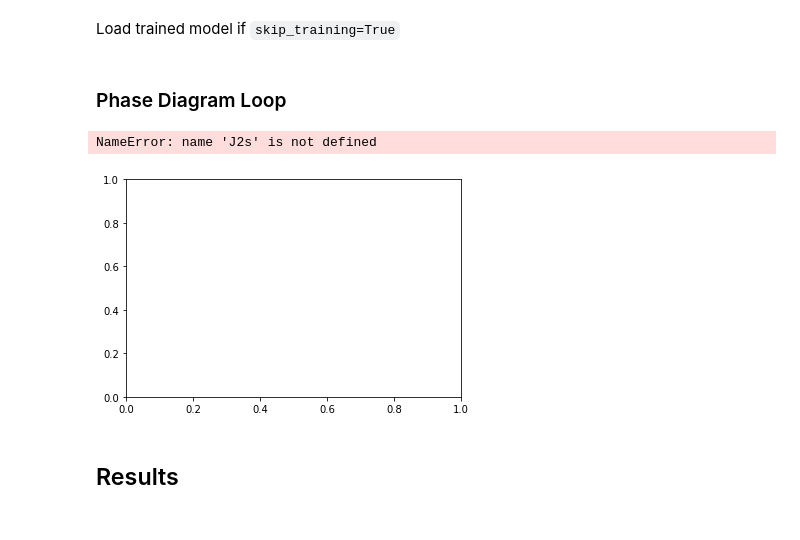
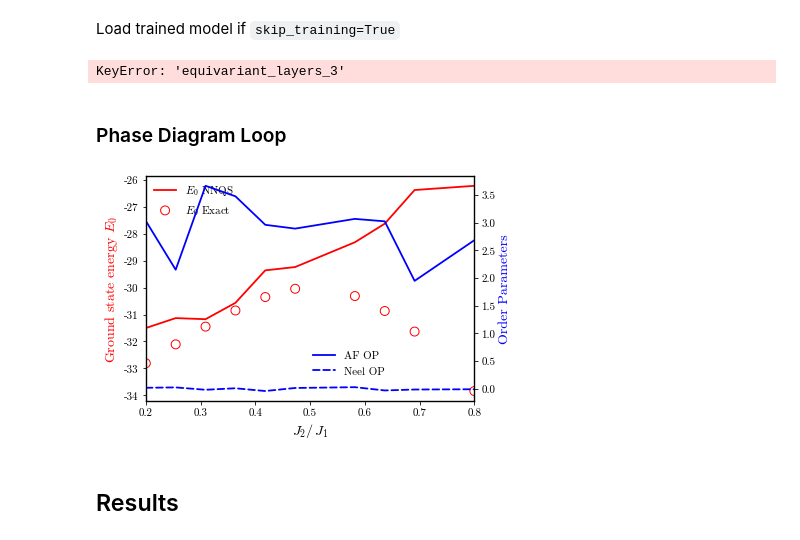
Before and after one commit to nikosavola/NeuralNetworkQuantumState, a Jupyter notebook: notebook.ipynb, the cells around one changed output. Cells and saved outputs as stored; diff of their text form; code cells hidden in the pictures.

Commit message:
Run J2 sweep on cluster, add matplotlib style

```diff
--- a/notebook.ipynb
+++ b/notebook.ipynb
@@ -28,7 +28,7 @@ os.environ["JAX_PLATFORM_NAME"] = "cpu" # or gpu
 # os.environ["XLA_FLAGS"] = "--xla_gpu_force_compilation_parallelism=1"  # force gpu w/o right drivers
 
 skip_training = True
-run_hyperopt = True
+run_hyperopt = False
 print(f'{nk.utils.mpi.available=}')
 # %% [output]
 nk.utils.mpi.available=True
@@ -175,6 +145,10 @@ else:
 
 file_name = 'best_params'
 
+# Save for sweeps on a cluster
+with open('data/hyperparams.json', 'w') as fp:
+    json.dump(hyperparams, fp, indent=4)
+
 # add symmetry for the problem
 hyperparams['model'].update({'symmetries': g})
 vstate, model, trainer = setup_model(H, hi, g, GCNN, hyperparams)
@@ -201,13 +173,15 @@ Optimized energy and relative error:  -11.53+0.00j ± 0.19 [σ²=26.42, R̂=1.35
 Load trained model if `skip_training=True`
 # %%
 if skip_training:
-    with open(f"{file_name}.log", encoding='utf8') as fp:
+    with open(f"{file_name}.log", encoding='utf-8') as fp:
         data = json.load(fp)
 
     # Load `vstate`, i.e. |ket> from file
     vstate.variables = netket.experimental.vqs.variables_from_file(f"{file_name}.mpack", vstate.variables)
 
     energy_analytic = get_ground_state(H)
+# %% [output]
+KeyError: 'equivariant_layers_3'
 # %% [markdown]
 ### Phase Diagram Loop
 # %%
@@ -252,29 +214,37 @@ for i, J2 in enumerate(J2s):
+# %%
+if skip_training:
+    # load all saved results by globbing and concatenating
+    df = pd.concat([pd.read_csv(f) for f in Path('data/phase').rglob('results_J2=*.csv')], ignore_index=True)
+    df = df.sort_values(by='J2', ascending=True)
+
+    J2s = df['J2']
+    Eacc = df['Eacc']
+    neelOPs = df['neelOPs']
+    AFOPs = df['AFOPs']
+    Esim = df['Esim']
+    sigmas = df['sigmas']
+    dimOPs = df['dimOPs']
 # %%
-#plt.plot(J2s, Eacc)
-#plt.plot(J2s, Esim)
-#plt.plot(J2s, neels)
+fig,ax = plt.subplots()
 
-fig,ax = plt.subplots()
 # make a plot
-#ax.plot(J2s, Eacc, color="red")
-l1 = ax.plot(J2s, Esim, color="red" ,label="$E_0$ NNQS")
-l2 = ax.scatter(J2s, Eacc, color="red",marker ="o" ,s=80, facecolors='none',label="$E_0$ Exact")
+l1 = ax.plot(J2s, Esim, color="red", label="$E_0$ NNQS")
+l2 = ax.scatter(J2s, Eacc, color="red", marker ="o", s=80, facecolors='none', label="$E_0$ Exact")
 ax.set_xlabel(r"$J_2/\,J_1$",fontsize=14)
 ax.set_ylabel("Ground state energy $E_0$", color="red",fontsize=14)
 ax.legend()
 
 ax2 = ax.twinx()
 # make a plot with different y-axis using second axis object
-l4 =ax2.plot(J2s, data['AF'], color="blue", label="AF OP")
-l3 = ax2.plot(J2s, data['Neel'], '--', color="blue", label="Neel OP")
+l4 = ax2.plot(J2s, AFOPs, color="blue", label="AF OP")
+l3 = ax2.plot(J2s, neelOPs, '--', color="blue", label="Neel OP")
 ax2.set_ylabel("Order Parameters", color="blue", fontsize=14)
 ax2.legend(loc=(0.5, 0.1))
 
 # save the plot as a file
-#fig.savefig('Figures/.pdf',format='pdf',bbox_inches='tight')
+fig.savefig(f'Figures/J1J2_{model.__repr__().split("(")[0]}.pdf', bbox_inches='tight')
 # %% [output]
-NameError: name 'J2s' is not defined
-[figure, old version]
+[figure, new version]
 # %% [markdown]
 ## Results
 # %%
```
Also changed, not shown: parts of 12 cells of this notebook, 19 other files.
